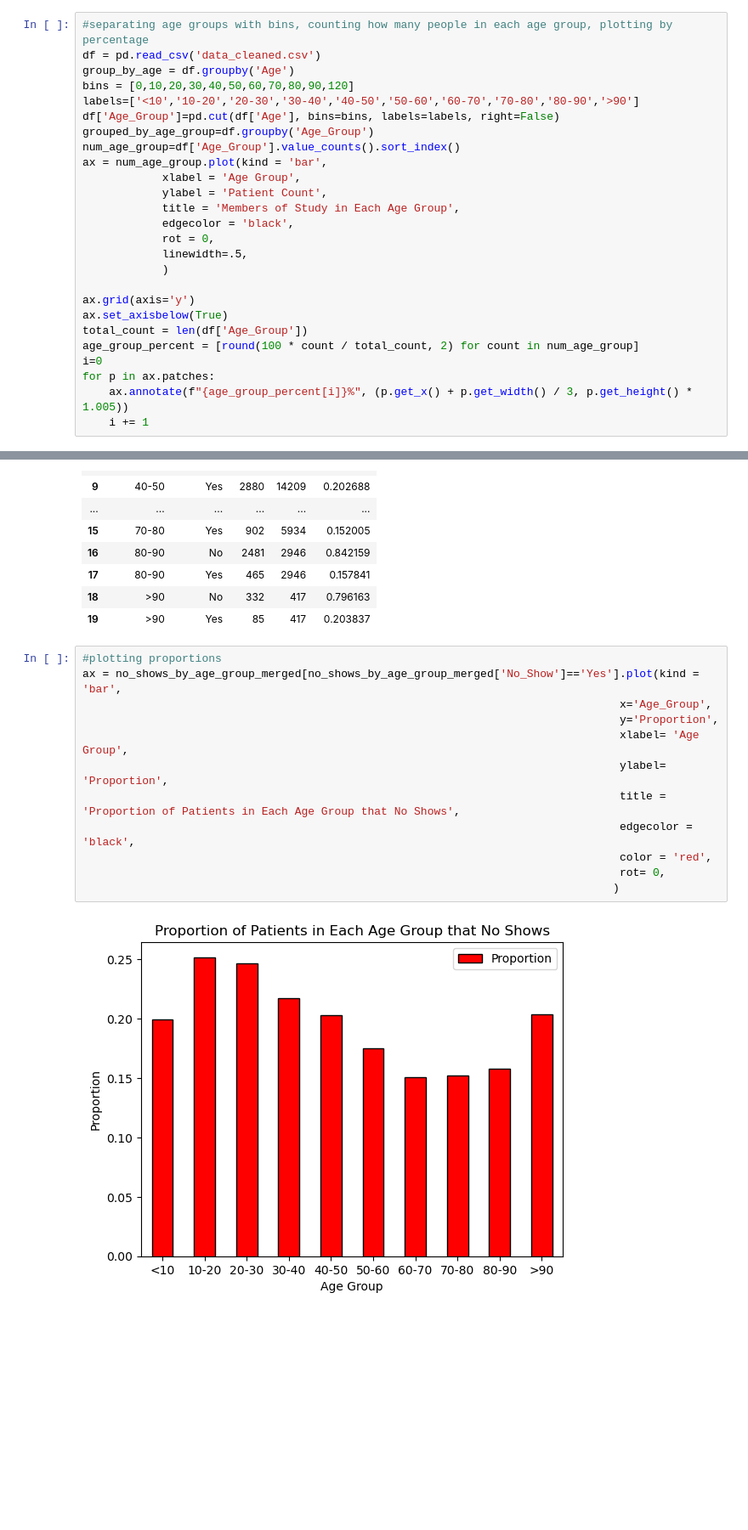
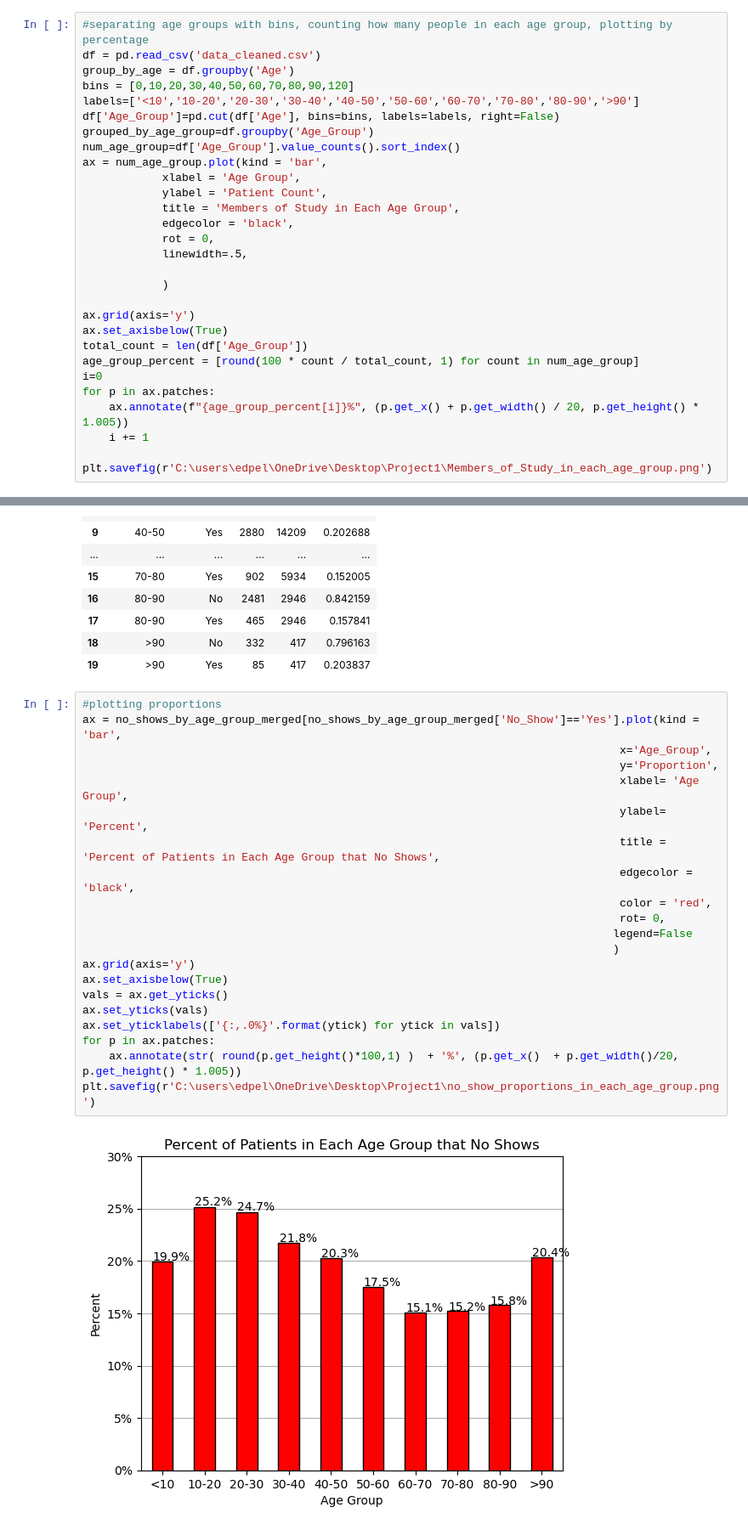
Before and after one commit to Omeagon/Project1, a Jupyter notebook: no_shows_by_age.ipynb, the cells around one changed output, grey strips where cells are left out. Shown at 85% size. Saved outputs shown, nothing was run; the diff lists cells and outputs as text; blank space fills up the shorter version.

```diff
--- a/no_shows_by_age.ipynb
+++ b/no_shows_by_age.ipynb
@@ -18,14 +19,17 @@ ax = num_age_group.plot(kind = 'bar',
             edgecolor = 'black',
             rot = 0,
             linewidth=.5,
+
             )
 
 ax.grid(axis='y')
 ax.set_axisbelow(True)
 total_count = len(df['Age_Group'])
-age_group_percent = [round(100 * count / total_count, 2) for count in num_age_group]
+age_group_percent = [round(100 * count / total_count, 1) for count in num_age_group]
 i=0
 for p in ax.patches:
-    ax.annotate(f"{age_group_percent[i]}%", (p.get_x() + p.get_width() / 3, p.get_height() * 1.005))
+    ax.annotate(f"{age_group_percent[i]}%", (p.get_x() + p.get_width() / 20, p.get_height() * 1.005))
     i += 1
+
+plt.savefig(r'C:\users\edpel\OneDrive\Desktop\Project1\Members_of_Study_in_each_age_group.png')
 # %% [output]
@@ -87,14 +94,23 @@ no_shows_by_age_group_merged
 # %%
 #plotting proportions
 ax = no_shows_by_age_group_merged[no_shows_by_age_group_merged['No_Show']=='Yes'].plot(kind = 'bar',
                                                                                  x='Age_Group',
                                                                                  y='Proportion',
                                                                                  xlabel= 'Age Group',
-                                                                                 ylabel= 'Proportion',
-                                                                                 title = 'Proportion of Patients in Each Age Group that No Shows',
+                                                                                 ylabel= 'Percent',
+                                                                                 title = 'Percent of Patients in Each Age Group that No Shows',
                                                                                  edgecolor = 'black',
                                                                                  color = 'red',
                                                                                  rot= 0,
+                                                                                legend=False
                                                                                 )
+ax.grid(axis='y')
+ax.set_axisbelow(True)
+vals = ax.get_yticks()
+ax.set_yticks(vals)
+ax.set_yticklabels(['{:,.0%}'.format(ytick) for ytick in vals])
+for p in ax.patches:
+    ax.annotate(str( round(p.get_height()*100,1) )  + '%', (p.get_x()  + p.get_width()/20, p.get_height() * 1.005))
+plt.savefig(r'C:\users\edpel\OneDrive\Desktop\Project1\no_show_proportions_in_each_age_group.png')
 # %% [output]
-[figure, old version]
+[figure, new version]
```
Also changed, not shown: parts of 3 cells of this notebook, 2 other files.
